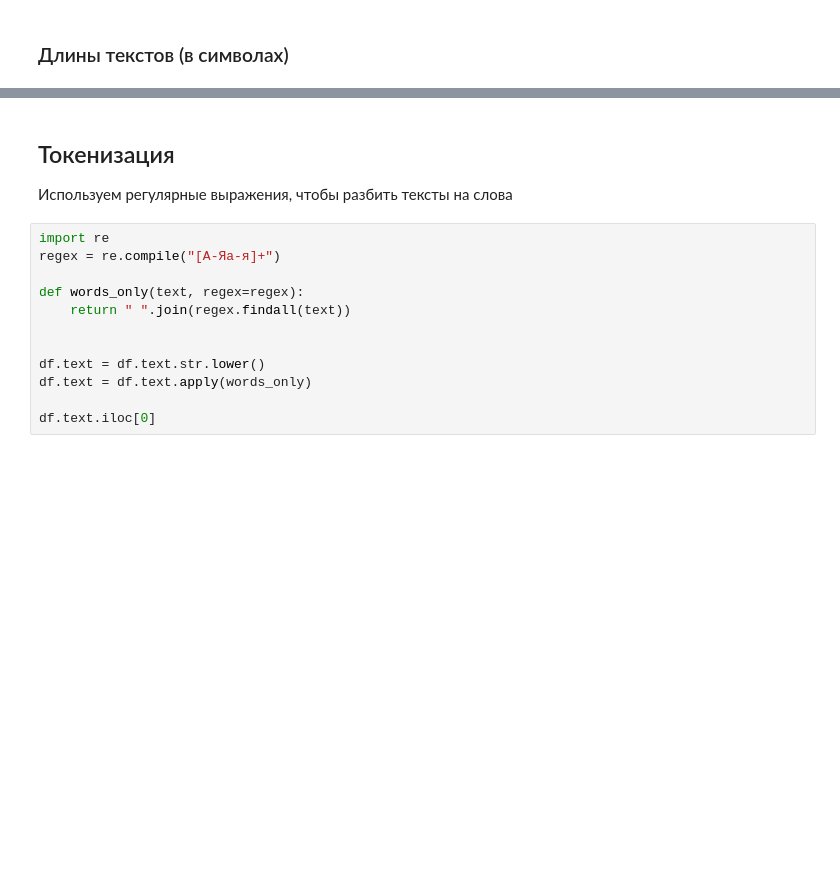
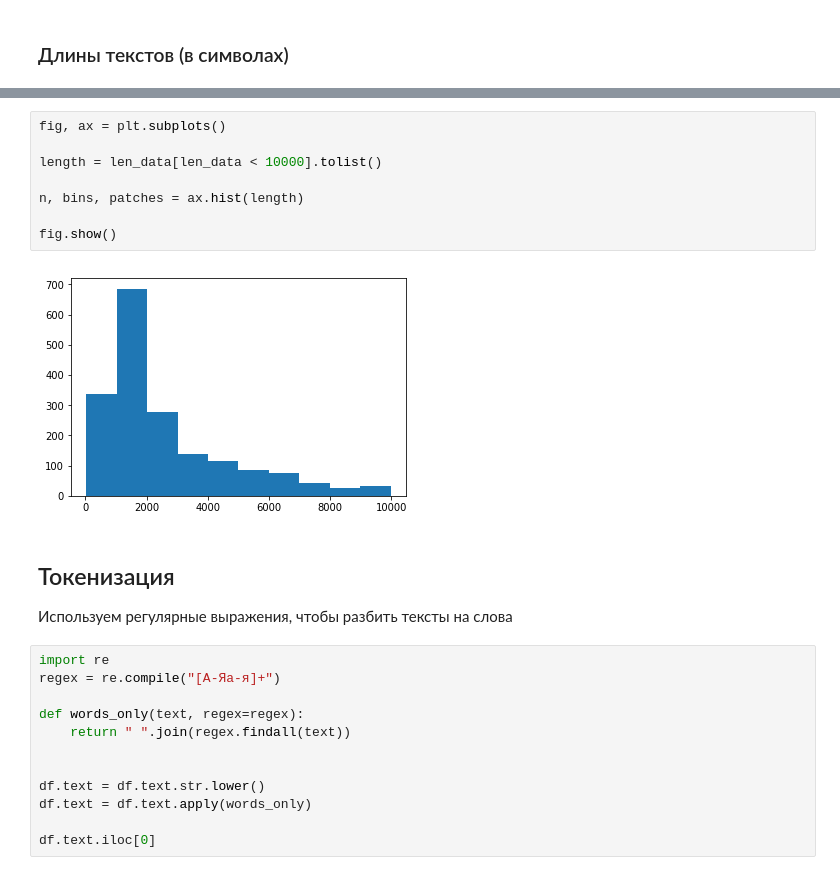
Before and after one commit to artemovae/nlp-course-sberbank, a Jupyter notebook: intro.ipynb, the cells around one changed output, grey strips where cells are left out. Saved outputs shown, nothing was run; the diff lists cells and outputs as text; blank space fills up the shorter version.

```diff
--- a/intro.ipynb
+++ b/intro.ipynb
@@ -189,3 +191,13 @@ show(hist)
+# %%
+fig, ax = plt.subplots()
+
+length = len_data[len_data < 10000].tolist()
+
+n, bins, patches = ax.hist(length)
+
+fig.show()
+# %% [output]
+[figure, added]
 # %% [markdown]
 ## Токенизация
 
```
Also changed, not shown: parts of 14 cells of this notebook, 1 other file.
